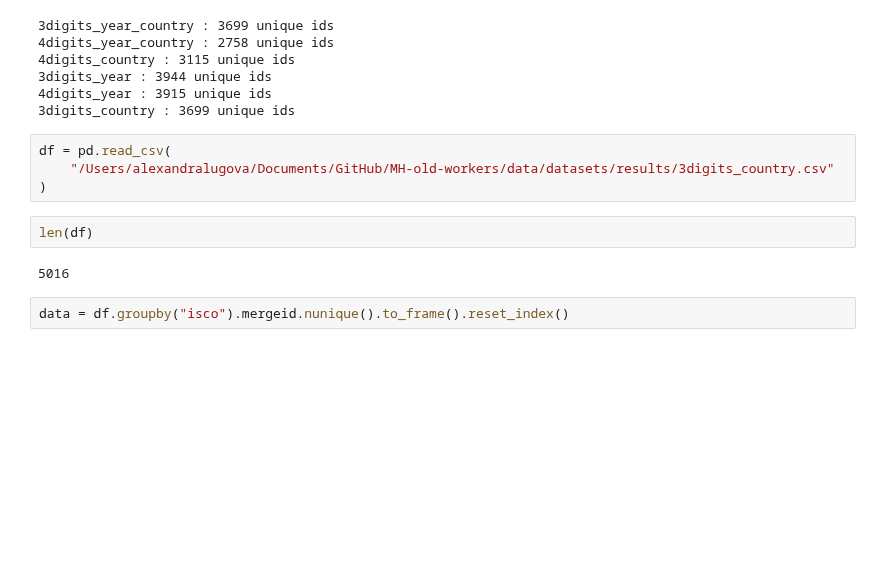
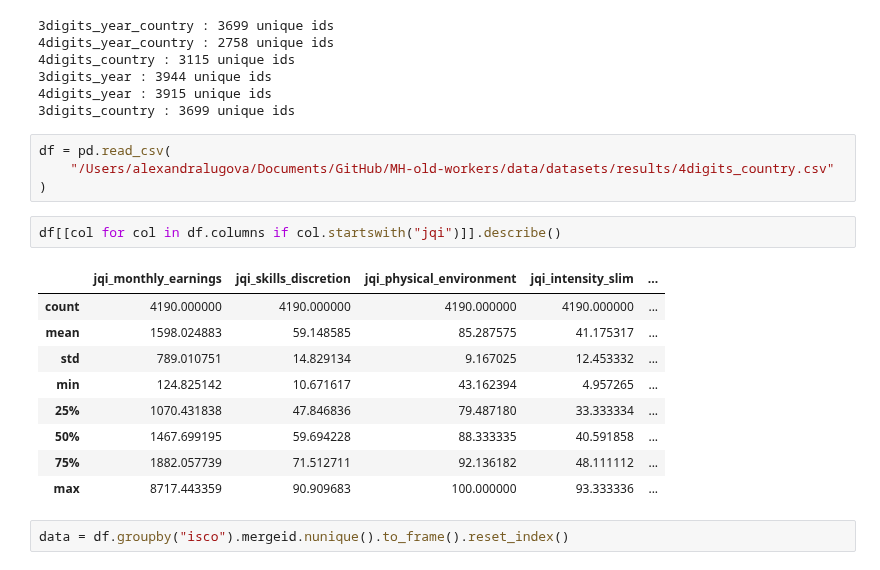
Before and after one commit to lugovalexa/MH-old-workers, a Jupyter notebook: notebooks/final_datasets.ipynb, the cells around one changed output. Saved outputs shown, nothing was run; the diff lists cells and outputs as text; blank space fills up the shorter version.

```diff
--- a/notebooks/final_datasets.ipynb
+++ b/notebooks/final_datasets.ipynb
@@ -47,12 +47,20 @@ for file in files:
 3digits_country : 3699 unique ids
 # %%
 df = pd.read_csv(
-    "/Users/alexandralugova/Documents/GitHub/MH-old-workers/data/datasets/results/3digits_country.csv"
+    "/Users/alexandralugova/Documents/GitHub/MH-old-workers/data/datasets/results/4digits_country.csv"
 )
-# %%
-len(df)
-# %% [output]
-5016
+# %%
+df[[col for col in df.columns if col.startswith("jqi")]].describe()
+# %% [output]
+|  | jqi_monthly_earnings | jqi_skills_discretion | jqi_physical_environment | jqi_intensity_slim | ... |
+| count | 4190.000000 | 4190.000000 | 4190.000000 | 4190.000000 | ... |
+| mean | 1598.024883 | 59.148585 | 85.287575 | 41.175317 | ... |
+| std | 789.010751 | 14.829134 | 9.167025 | 12.453332 | ... |
+| min | 124.825142 | 10.671617 | 43.162394 | 4.957265 | ... |
+| 25% | 1070.431838 | 47.846836 | 79.487180 | 33.333334 | ... |
+| 50% | 1467.699195 | 59.694228 | 88.333335 | 40.591858 | ... |
+| 75% | 1882.057739 | 71.512711 | 92.136182 | 48.111112 | ... |
+| max | 8717.443359 | 90.909683 | 100.000000 | 93.333336 | ... |
 # %%
 data = df.groupby("isco").mergeid.nunique().to_frame().reset_index()
 # %%
```
Also changed, not shown: 10 other files.
